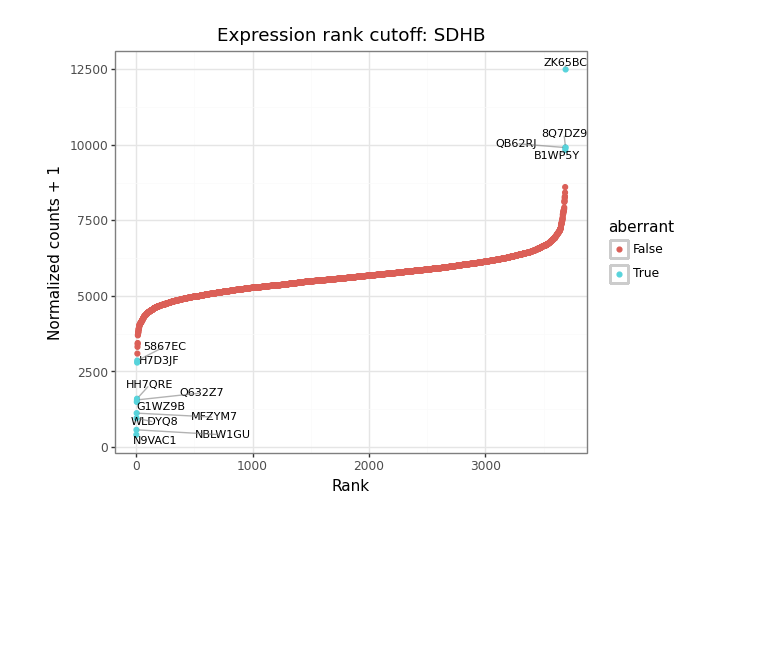
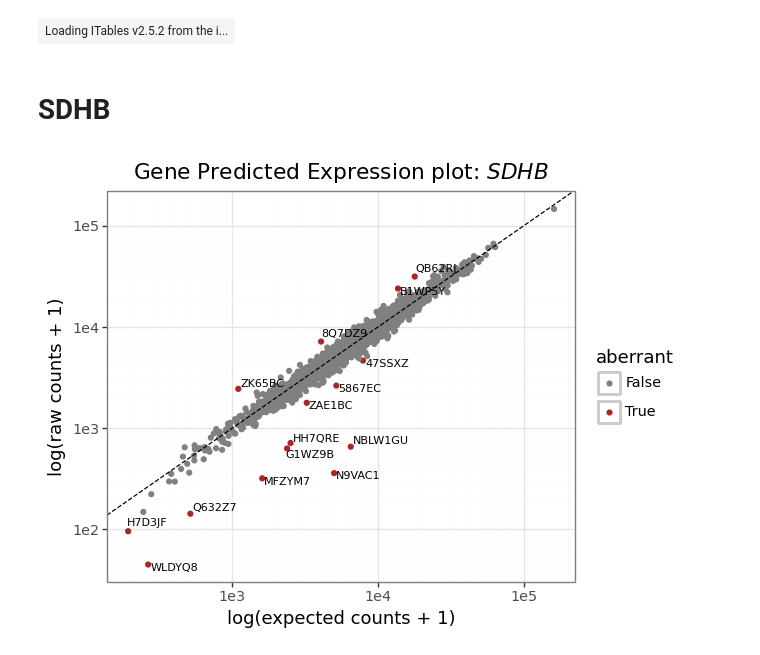
Before and after one commit to AtaJadidAhari/MASTER_omics, a Jupyter notebook: AberrantExpression/sdh2.ipynb, the cells around one changed output. Saved outputs shown, nothing was run; the diff lists cells and outputs as text; code cells hidden in the pictures; blank space fills up the shorter version.

```diff
--- a/AberrantExpression/sdh2.ipynb
+++ b/AberrantExpression/sdh2.ipynb
@@ -66,0 +48,7 @@ df[["sampleID", "Outlier status", "padjust", gene_id]]
+# %%
+sf_df = pd.read_parquet(f"/omics/odcf/analysis/hipo/hipo_021/outlier_analysis/py_outrider_runs/all_cohorts/oht_cov_diag_lr_0_0001_epoc200_gpu//size_factors.parquet")
+sf_df.sort_values("size_factors").reset_index()
+# %% [output]
+| Loading ITables v2.5.2 from the i... |
+# %% [markdown]
+# SDHB
@@ -67,3 +99,47 @@ df[["sampleID", "Outlier status", "padjust", gene_id]]
+# %%
+gene_name = "SDHB"
+# plot_df = pr_res_all[pr_res_all["proteinID"] == gene_name]
+
+
+
+p = (pn.ggplot(df) +
+     pn.geom_point(pn.aes(y = "raw_expression", x = "normalization_factors", color="aberrant")) +
+     pn.labs(y="log(raw counts + 1)", title=f"Gene Predicted Expression plot: $\\mathbf{{\\mathit{{{gene_name}}}}}$", x="log(expected counts + 1)") +
+     pn.geom_abline(slope=1, intercept=0, linetype="dashed", color="black") +
+     pn.scale_x_log10() +
+     pn.scale_y_log10() +
+     pn.scale_color_manual(values={True: "firebrick", False: "grey"}) +
+     pn.theme_bw(base_size=13)
+    )
+
+fig = p.draw()
+ax = fig.axes[0]
+
+# extract aberrant points
+aberrant_df = df[df["aberrant"] == True]
+
+texts = []
+for _, row in aberrant_df.iterrows():
+    texts.append(
+        ax.text(
+            np.log10(row["normalization_factors"]),
+            np.log10(row["raw_expression"]),  # <--- Transform this
+            row["sampleID"],
+            fontsize=8
+        )
+    )
+
+adjust_text(
+    texts,
+    ax=ax,
+    arrowprops=dict(arrowstyle="-", color="gray"),
+    force_text=(0.5, 1), # Added a slight force to help movement
+    expand_text=(1.2, 1.3)
+)
+# 🔑 show the *correct* figure
+fig
+# %% [output]
+[figure, added]
 # %%
 p = (pn.ggplot(df) +
      pn.geom_point(pn.aes(x = "Rank", y=gene_id, color="aberrant")) +
@@ -75,7 +151,7 @@ fig = p.draw()
 ax = fig.axes[0]
 
 # extract aberrant points
-aberrant_df = df[df["aberrant"]]
+aberrant_df = df[df["padjust"] <= 0.05]
 
 texts = []
 for _, row in aberrant_df.iterrows():
@@ -97,8 +173,6 @@ adjust_text(
 
 # 🔑 show the *correct* figure
 fig
-# %% [output]
-[figure, removed]
 # %%
 df = df.sort_values("raw_expression")
 df["raw_rank"] = [i + 1 for i in range(df.shape[0])]
```
Also changed, not shown: parts of 61 cells of this notebook, 38 other files.
